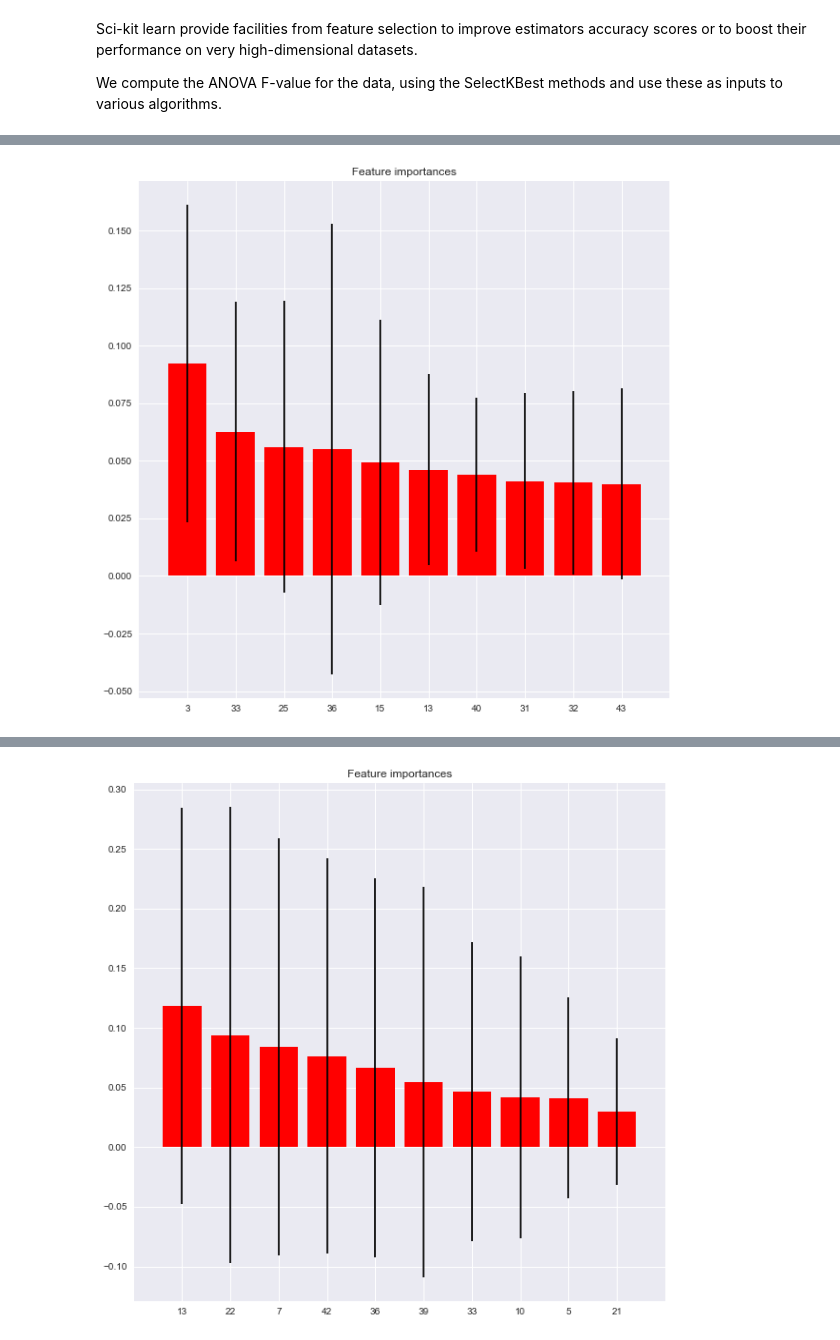
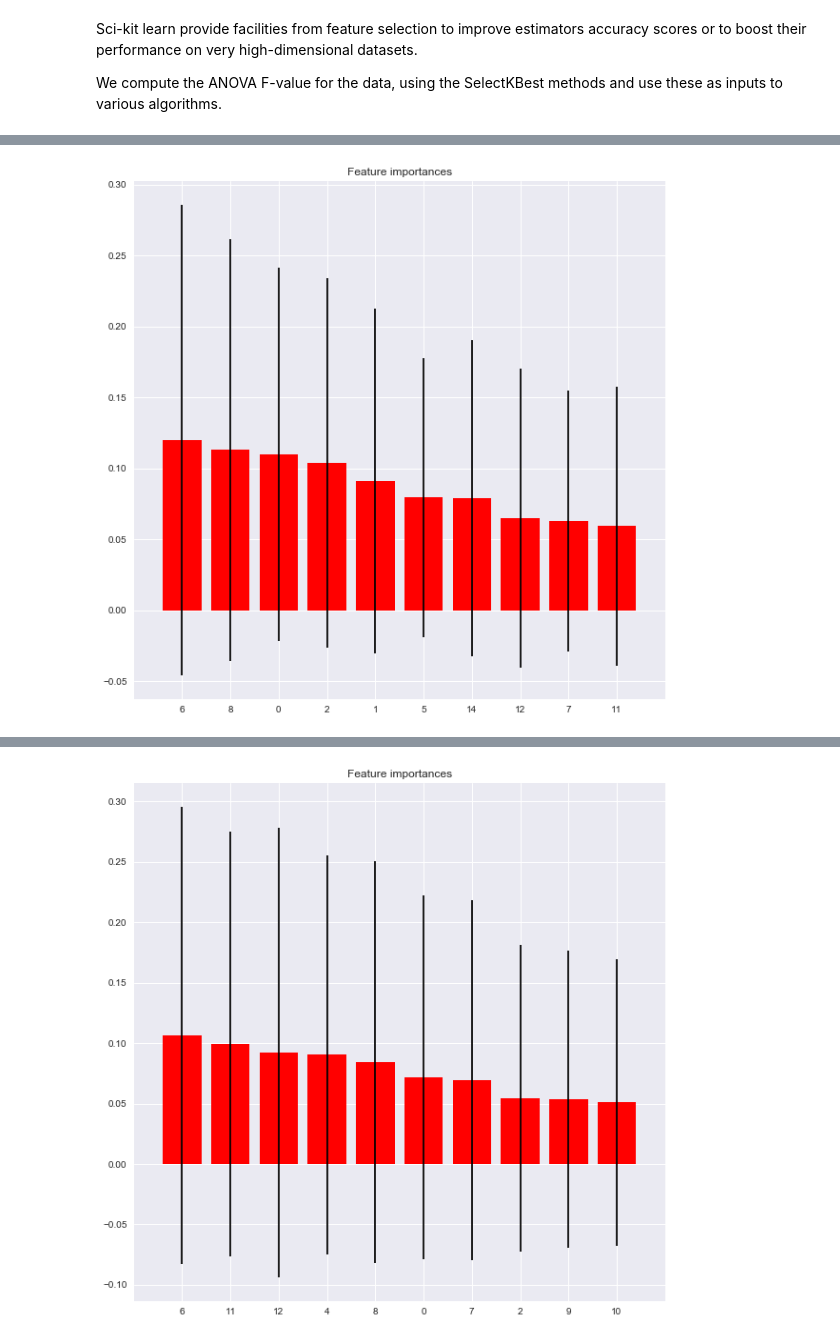
Before and after one commit to anilkumarpanda/imp_sales_forecast, a Jupyter notebook: Modelling Techniques - Total Sales Classifier.ipynb, the cells around one changed output, grey strips where cells are left out. Drawn from its saved outputs; the diff is of its cells as text; code cells hidden in the pictures.

```diff
--- a/Modelling Techniques - Total Sales Classifier.ipynb
+++ b/Modelling Techniques - Total Sales Classifier.ipynb
@@ -68,8 +70,8 @@ y_column = 'total_sales'
 
 store_sales = pd.read_csv('../UseCase_3_Datasets/sales_per_day_period.csv')
 sales_pdf_daily_sub = store_sales[['store_code','total_sales','Morning','Afternoon','Evening','sales_pattern']]
-sales_pdf_daily_sub = sales_pdf_daily_sub[(sales_pdf_daily_sub['sales_pattern'] == 'Evening') |
-                                          (sales_pdf_daily_sub['sales_pattern'] == 'Afternoon')]
+# sales_pdf_daily_sub = sales_pdf_daily_sub[(sales_pdf_daily_sub['sales_pattern'] == 'Evening') |
+#                                           (sales_pdf_daily_sub['sales_pattern'] == 'Afternoon')]
 sales_pdf_daily_sub = sales_pdf_daily_sub[['store_code',y_column]]
 # %%
 # # #Read other population realted information from wiki
@@ -187,7 +188,7 @@ pyplot.show()
 #     print("\n")
 # %%
 #Based on the above histogram comparison threshold 50,000 is a good enough to make binary classification target
-split_point = 8.5
+split_point = 8.35
 y_train = y_train.apply(lambda x : 1 if x >=split_point else 0 )
 y_test = y_test.apply(lambda x : 1 if x >=split_point else 0)
 y = y.apply(lambda x : 1 if x >=split_point else 0)
@@ -710,7 +694,8 @@ Test ROC-AUC : 0.63625
 # {'criterion': 'gini', 'max_depth': 8, 'max_features': 'log2', 'min_samples_split': 4}
 # {'criterion': 'gini', 'max_depth': 4, 'max_features': 'auto', 'min_samples_split': 11}
 # %%
-ensemble_input_col = list(set().union(chi2_list,f_classif_list,mic_list))
+#ensemble_input_col = list(set().union(chi2_list,f_classif_list,mic_list))
+ensemble_input_col = list(set().union(f_classif_list))
 
 X_sub = X[X.columns.intersection(ensemble_input_col)]
 y_sub = y
@@ -725,8 +710,33 @@ validation_size = 0.30
 seed = 29
 X_train, X_test, y_train, y_test = train_test_split(X_sub,y_sub,test_size=validation_size,random_state=seed)
 
-seed = 19
-rf_clf = RandomForestClassifier()
+
+from sklearn.grid_search import GridSearchCV, RandomizedSearchCV
+from sklearn.datasets import make_classification
+from sklearn.ensemble import RandomForestClassifier
+from scipy.stats import randint as sp_randint
+
+rfc = RandomForestClassifier(n_jobs=-1)
+
+# n_estimator = list(range(10,500,10))
+# print(n_estimator)
+param_grid = {
+    'n_estimators': list(range(10,500,10)),
+    'max_features': ['auto', 'sqrt', 'log2'],
+    'max_depth' : list(range(3,9,1)),
+    "min_samples_split": sp_randint(2, 11),
+    "min_samples_leaf": sp_randint(2, 11),
+    "bootstrap": [True, False],
+    "criterion": ["gini", "entropy"]
+}
+
+CV_rfc = RandomizedSearchCV(estimator=rfc,param_distributions=param_grid,cv= 5,scoring='roc_auc')
+CV_rfc.fit(X_train, y_train)
+print (CV_rfc.best_params_)
+
+seed = 29
+rf_clf = CV_rfc.best_estimator_
+
 rf_clf.fit(X_train,y_train)
 predictions_train = rf_clf.predict(X_train)
 print("Train ROC-AUC :",roc_auc_score(y_train, predictions_train))
@@ -735,14 +745,32 @@ predictions = rf_clf.predict(X_test)
 print("Test ROC-AUC :",roc_auc_score(y_test, predictions))
 visualizeFeatureImportance(rf_clf,X_train.columns,10)
 
-seed = 19
-model_et = ExtraTreesClassifier(n_estimators=10,max_depth=3,bootstrap=True,max_features='log2',random_state=seed)
-model_et.fit(X_train, y_train)
-predictions_train = model_et.predict(X_train)
-print("Train AUC :",roc_auc_score(y_train,predictions_train))
+et_clf = ExtraTreesClassifier(n_jobs=-1)
 
-predictions = model_et.predict(X_test)
-print("Test AUC :",roc_auc_score(y_test,predictions))
+# n_estimator = list(range(10,500,10))
+# print(n_estimator)
+param_grid = {
+    'n_estimators': list(range(10,500,10)),
+    'max_features': ['auto', 'sqrt', 'log2'],
+    'max_depth' : list(range(3,9,1)),
+    "min_samples_split": sp_randint(2, 11),
+    "min_samples_leaf": sp_randint(2, 11),
+    "bootstrap": [True, False],
+    "criterion": ["gini", "entropy"]
+}
 
-visualizeFeatureImportance(model_et,X_train.columns,10)
+CV_et_clf = RandomizedSearchCV(estimator=et_clf,param_distributions=param_grid,cv= 5,scoring='roc_auc')
+CV_et_clf.fit(X_train, y_train)
+print (CV_et_clf.best_params_)
+
+
+seed = 29
+et_clf = CV_et_clf.best_estimator_
+et_clf.fit(X_train,y_train)
+predictions_train = et_clf.predict(X_train)
+print("Train ROC-AUC :",roc_auc_score(y_train, predictions_train))
+# estimate accuracy on validation dataset
+predictions = et_clf.predict(X_test)
+print("Test ROC-AUC :",roc_auc_score(y_test, predictions))
+visualizeFeatureImportance(et_clf,X_train.columns,10)
 # %% [output]
@@ -764 +793 @@ Feature ranking:
-[figure, old version]
+[figure, new version]
@@ -778 +808 @@ Feature ranking:
-[figure, old version]
+[figure, new version]
```
Also changed, not shown: parts of 30 cells of this notebook, 8 other files.
